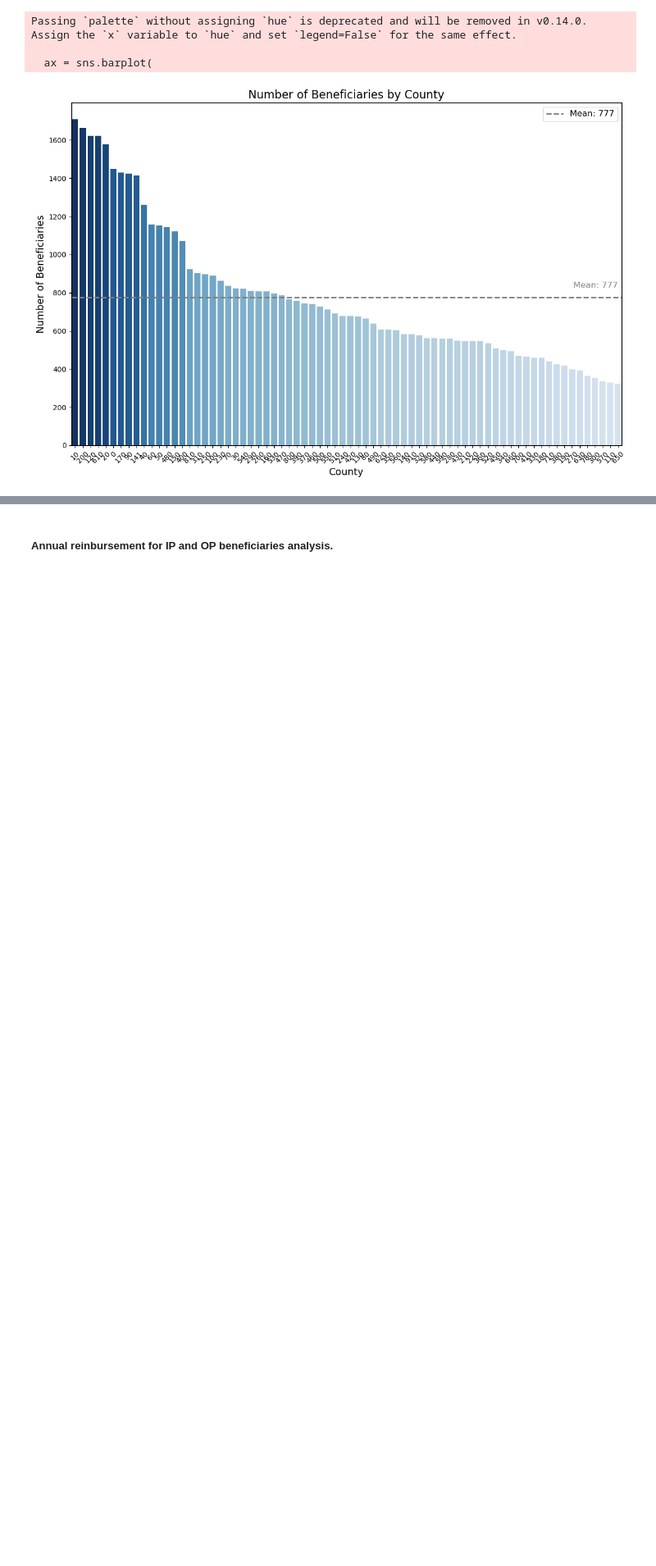
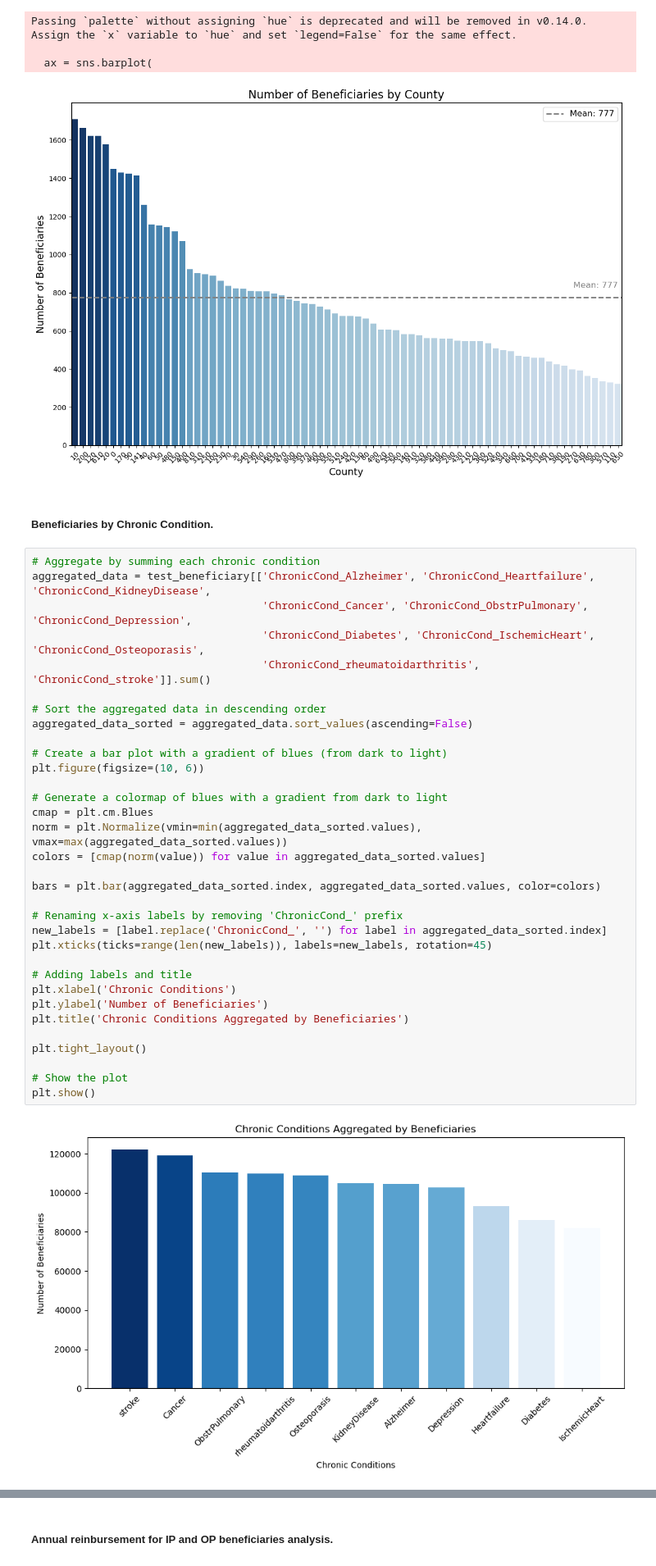
Before and after one commit to CesarChaparro1974/Healthcare-provider-fraud-detection, a Jupyter notebook: notebook.ipynb, the cells around one changed output, grey strips where cells are left out. Shown at 82% size. Drawn from its saved outputs; the diff is of its cells as text; blank space fills up the shorter version.

Commit message:
until chronic condition

```diff
--- a/notebook.ipynb
+++ b/notebook.ipynb
@@ -551,3 +560,40 @@ Passing `palette` without assigning `hue` is deprecated and will be removed in v
 
   ax = sns.barplot(
 [figure]
+# %% [markdown]
+##### Beneficiaries by Chronic Condition.
+# %%
+# Aggregate by summing each chronic condition
+aggregated_data = test_beneficiary[['ChronicCond_Alzheimer', 'ChronicCond_Heartfailure', 'ChronicCond_KidneyDisease',
+                                    'ChronicCond_Cancer', 'ChronicCond_ObstrPulmonary', 'ChronicCond_Depression',
+                                    'ChronicCond_Diabetes', 'ChronicCond_IschemicHeart', 'ChronicCond_Osteoporasis',
+                                    'ChronicCond_rheumatoidarthritis', 'ChronicCond_stroke']].sum()
+
+# Sort the aggregated data in descending order
+aggregated_data_sorted = aggregated_data.sort_values(ascending=False)
+
+# Create a bar plot with a gradient of blues (from dark to light)
+plt.figure(figsize=(10, 6))
+
+# Generate a colormap of blues with a gradient from dark to light
+cmap = plt.cm.Blues
+norm = plt.Normalize(vmin=min(aggregated_data_sorted.values), vmax=max(aggregated_data_sorted.values))
+colors = [cmap(norm(value)) for value in aggregated_data_sorted.values]
+
+bars = plt.bar(aggregated_data_sorted.index, aggregated_data_sorted.values, color=colors)
+
+# Renaming x-axis labels by removing 'ChronicCond_' prefix
+new_labels = [label.replace('ChronicCond_', '') for label in aggregated_data_sorted.index]
+plt.xticks(ticks=range(len(new_labels)), labels=new_labels, rotation=45)
+
+# Adding labels and title
+plt.xlabel('Chronic Conditions')
+plt.ylabel('Number of Beneficiaries')
+plt.title('Chronic Conditions Aggregated by Beneficiaries')
+
+plt.tight_layout()
+
+# Show the plot
+plt.show()
+# %% [output]
+[figure, added]
```
Also changed, not shown: parts of 35 cells of this notebook.
